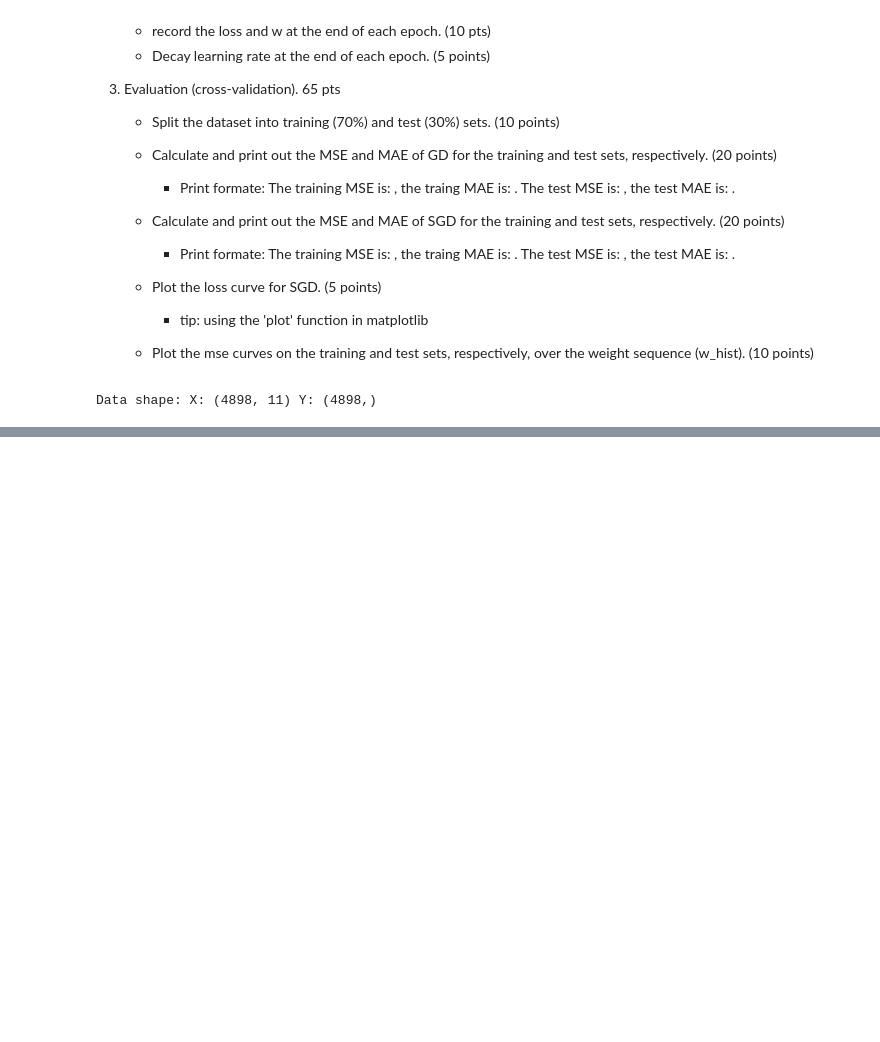
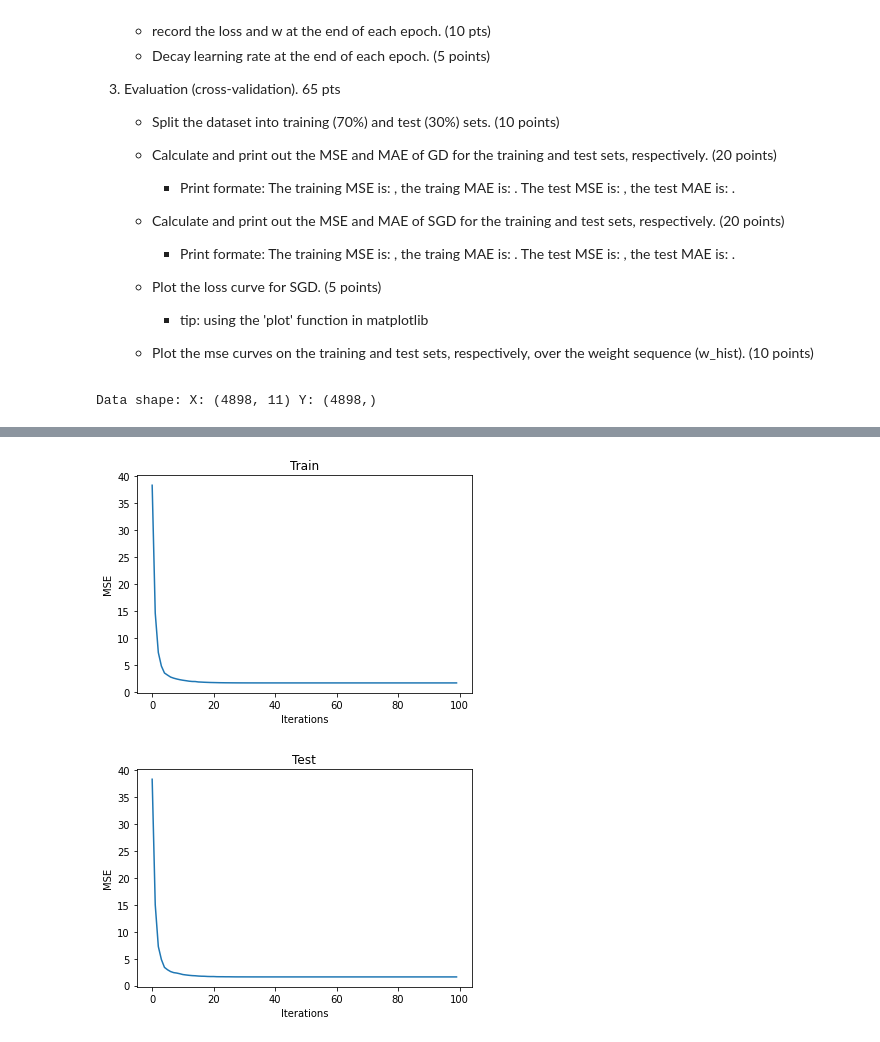
Before and after one commit to Graeme22/cminus, a Jupyter notebook: deeplearning/hw2/hw2.ipynb, the cells around one changed output, grey strips where cells are left out. Saved outputs shown, nothing was run; the diff lists cells and outputs as text; code cells hidden in the pictures; blank space fills up the shorter version.

```diff
--- a/deeplearning/hw2/hw2.ipynb
+++ b/deeplearning/hw2/hw2.ipynb
@@ -248,0 +243,25 @@ plt.show()
+# %%
+# train
+train_mses = []
+for w in w_hist_sgd:
+    y_train_hat = predict(x_train, w)
+    train_mses.append(mse(y_train, y_train_hat))
+plt.plot(range(len(train_mses)), train_mses)
+plt.xlabel('Iterations')
+plt.ylabel('MSE')
+plt.title('Train')
+plt.show()
+
+# test
+test_mses = []
+for w in w_hist_sgd:
+    y_test_hat = predict(x_test, w)
+    test_mses.append(mse(y_test, y_test_hat))
+plt.plot(range(len(test_mses)), test_mses)
+plt.xlabel('Iterations')
+plt.ylabel('MSE')
+plt.title('Test')
+plt.show()
+# %% [output]
+[figure, added]
+[figure, added]
```
Also changed, not shown: parts of 5 cells of this notebook.
